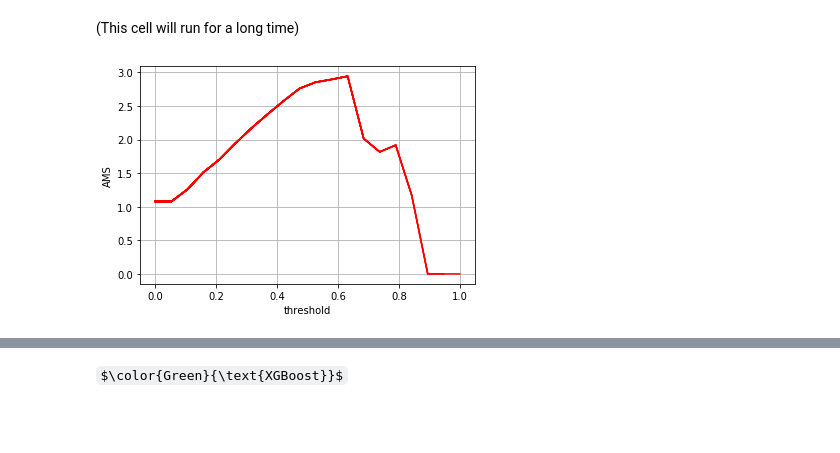
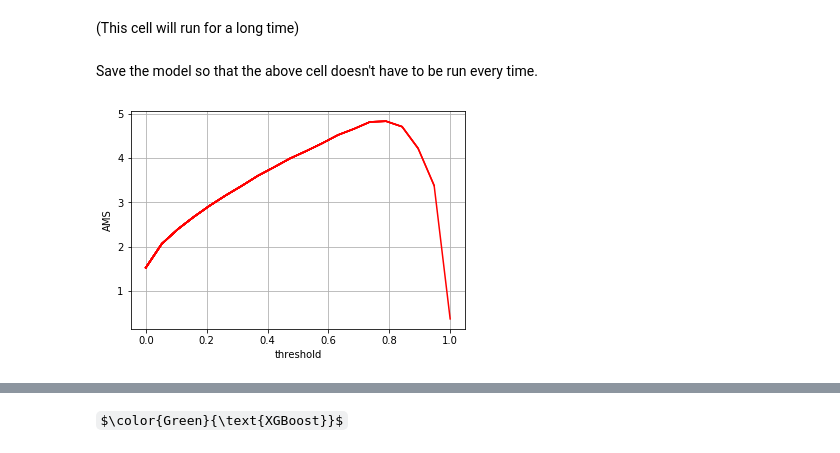
Before and after one commit to lkk7/higgs-project, a Jupyter notebook: main.ipynb, the cells around one changed output, grey strips where cells are left out. Drawn from its saved outputs; the diff is of its cells as text; code cells hidden in the pictures; some formulas as TeX source; blank space fills up the shorter version.

```diff
--- a/main.ipynb
+++ b/main.ipynb
@@ -135,7 +133,7 @@ rnd_grid_search = RandomizedSearchCV(
     scoring='f1'
 )
 rnd_grid_search.fit(X_train, y_train);
+# %% [markdown]
+Save the model so that the above cell doesn't have to be run every time.
 # %%
-plot_estimated_ams(rnd_grid_search.best_estimator_)
+dump(rnd_grid_search.best_estimator_, 'rnd_forest.job');
-# %% [output]
-[figure, removed]
@@ -143,0 +140,5 @@ dump(rnd_grid_search.best_estimator_, 'rnd_forest.job')
+# %%
+rnd_forest = load('rnd_forest.job')
+plot_estimated_ams(rnd_forest)
+# %% [output]
+[figure, added]
```
Also changed, not shown: parts of 12 cells of this notebook, 1 other file.
